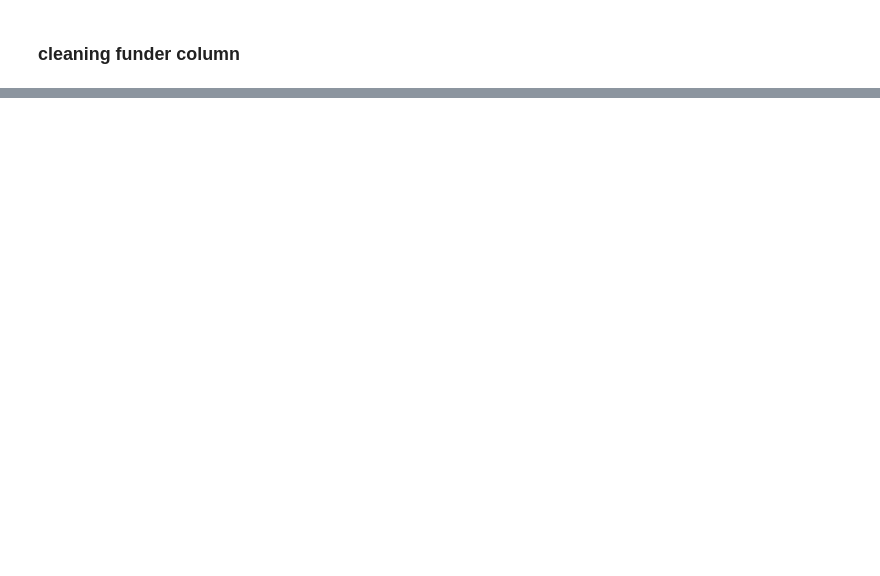
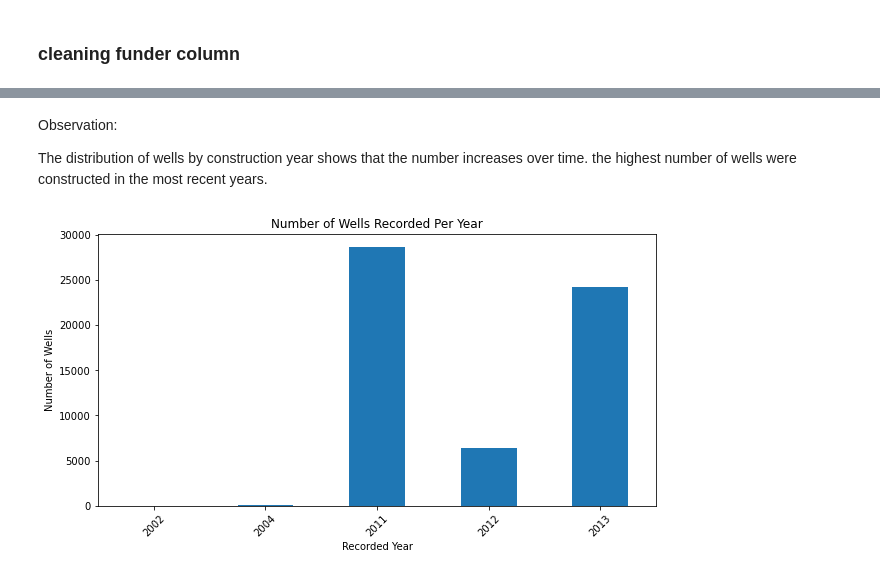
Before and after one commit to sharleneateyo/phase_3_project, a Jupyter notebook: notebook.ipynb, the cells around one changed output, grey strips where cells are left out. Drawn from its saved outputs; the diff is of its cells as text; code cells hidden in the pictures; blank space fills up the shorter version.

```diff
--- a/notebook.ipynb
+++ b/notebook.ipynb
@@ -442,0 +1311,19 @@ dtype: int64
+# %% [markdown]
+Observation:
+
+The distribution of wells by construction year shows that the number increases over time. the highest number of wells were constructed in the most recent years.
+# %%
+#
+# Count wells per year
+year_counts = train_df["date_recorded"].dt.year.value_counts().sort_index()
+
+year_counts
+plt.figure(figsize=(10,5))
+year_counts.plot(kind='bar')
+plt.title("Number of Wells Recorded Per Year")
+plt.xlabel("Recorded Year")
+plt.ylabel("Number of Wells")
+plt.xticks(rotation=45)
+plt.show()
+# %% [output]
+[figure, added]
```
Also changed, not shown: parts of 130 cells of this notebook.
